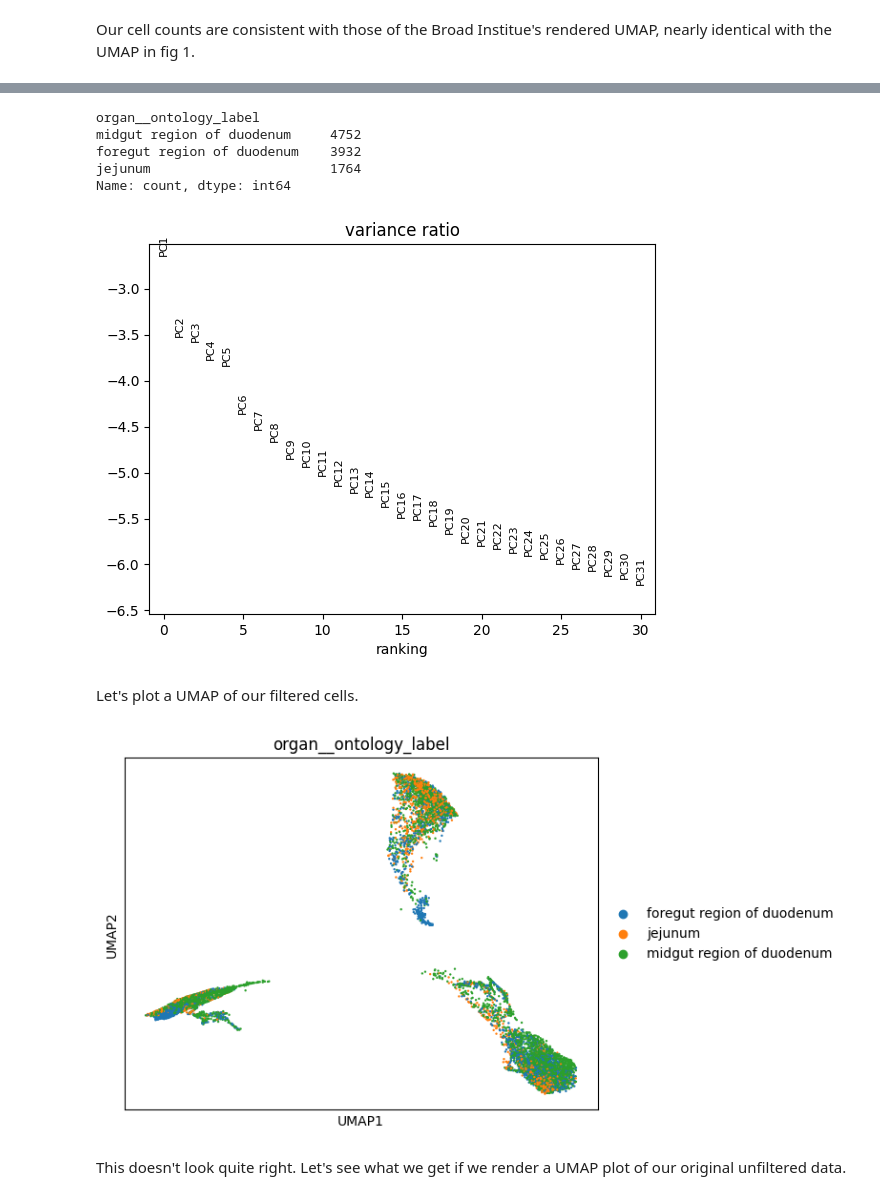
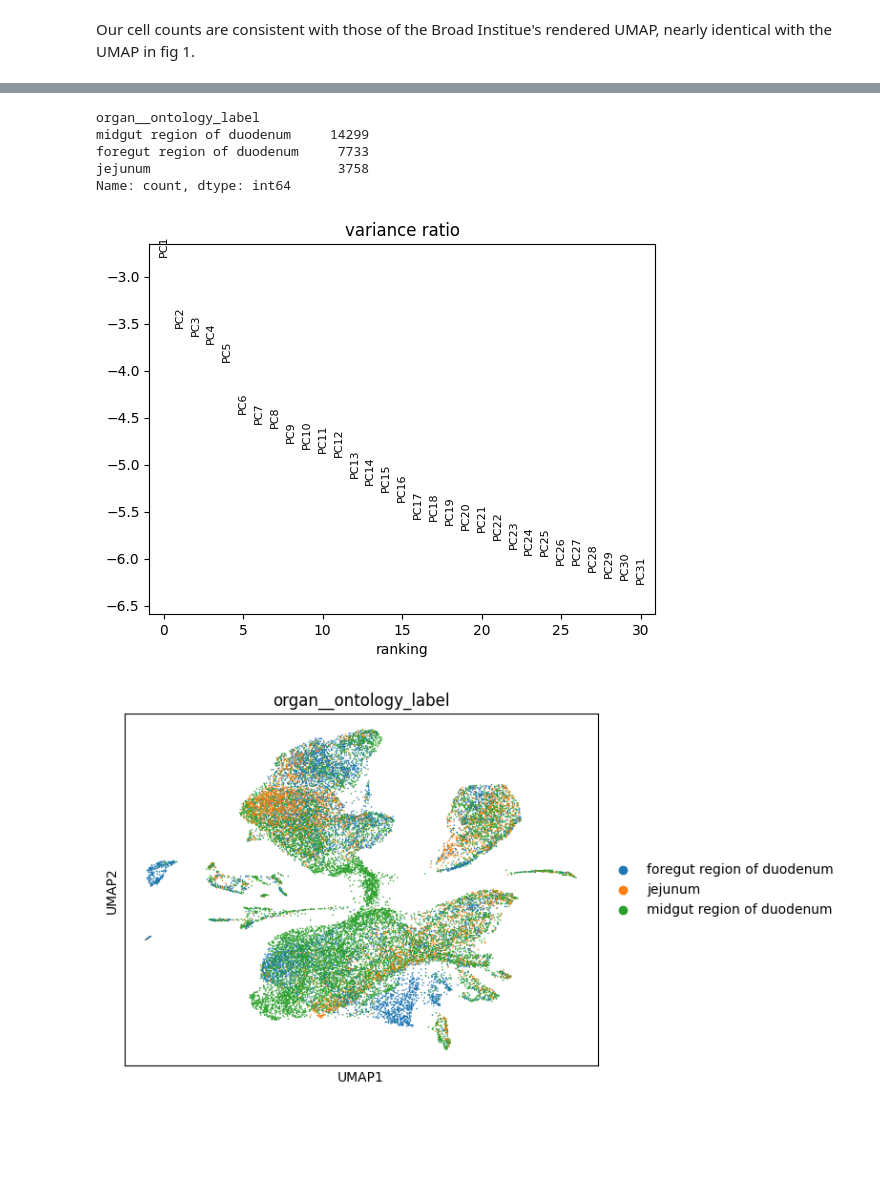
Before and after one commit to aneesav/singlecell, a Jupyter notebook: analysis/kummerlowe.ipynb, the cells around one changed output, grey strips where cells are left out. Saved outputs shown, nothing was run; the diff lists cells and outputs as text; code cells hidden in the pictures; blank space fills up the shorter version.

```diff
--- a/analysis/kummerlowe.ipynb
+++ b/analysis/kummerlowe.ipynb
@@ -120,0 +151,7 @@ The distribution of both `n_genes_by_counts` and `total_counts` is similar, at d
+# %%
+# Undo previous log transformation on compressed sparse matrix
+adata = adata_raw
+# %%
+adata.var['mt'] = adata.var_names.str.startswith('MT-')
+sc.pp.calculate_qc_metrics(adata, qc_vars=['mt'], percent_top=None, log1p=False, inplace=True)
+sc.pl.violin(adata, ['n_genes_by_counts', 'total_counts', 'pct_counts_mt'], jitter=0.5)
@@ -121,15 +160,15 @@ The distribution of both `n_genes_by_counts` and `total_counts` is similar, at d
 # %%
 # Filter cells
-adata_filtered = adata[adata.obs.n_genes_by_counts > 500, :]
-adata_filtered = adata[adata.obs.n_genes_by_counts < 5500, :]
-adata_filtered = adata[adata.obs.pct_counts_mt < 10, :] # Keeping % mito generous
+adata_filtered = adata[adata.obs.n_genes_by_counts > 250, :]
+adata_filtered = adata[adata.obs.total_counts <= 50000, :]
+adata_filtered = adata[adata.obs.pct_counts_mt < 50, :] # Keeping % mito super generous
 # %%
 cell_counts_filtered = adata_filtered.obs['organ__ontology_label'].value_counts()
 print(cell_counts_filtered)
 # %% [output]
 organ__ontology_label
-midgut region of duodenum     4752
-foregut region of duodenum    3932
-jejunum                       1764
+midgut region of duodenum     14299
+foregut region of duodenum     7733
+jejunum                        3758
 Name: count, dtype: int64
 # %%
@@ -137,32 +175,18 @@ Name: count, dtype: int64
 sc.pp.normalize_total(adata_filtered, target_sum=1e4)
 sc.pp.log1p(adata_filtered)
 # %%
-# Find highly variable genes
 sc.pp.highly_variable_genes(adata_filtered, min_mean=0.0125, max_mean=3, min_disp=0.5)
-
-# Filter to keep only highly variable genes
-adata = adata_filtered[:, adata_filtered.var.highly_variable]
+adata_filtered = adata_filtered[:, adata_filtered.var.highly_variable]
 # %%
-# Scale the data
 sc.pp.scale(adata_filtered, max_value=10)
-
-# Perform PCA
 sc.tl.pca(adata_filtered, svd_solver='arpack')
-
-# Visualize explained variance ratio
 sc.pl.pca_variance_ratio(adata_filtered, log=True)
 # %% [output]
-[figure, old version]
+[figure, new version]
-# %% [markdown]
-Let's plot a UMAP of our filtered cells.
 # %%
-# Run UMAP
-sc.pp.neighbors(adata_filtered, n_pcs=10)
-sc.tl.umap(adata_filtered, n_components=10)
+sc.pp.neighbors(adata_filtered, n_pcs=23)
+sc.tl.umap(adata_filtered, n_components=2)
 
-# Plot t-SNE
 sc.pl.umap(adata_filtered, color=['organ__ontology_label'])
 # %% [output]
-[figure, old version]
+[figure, new version]
-# %% [markdown]
-This doesn't look quite right. Let's see what we get if we render a UMAP plot of our original unfiltered data.
```
Also changed, not shown: parts of 16 cells of this notebook.
